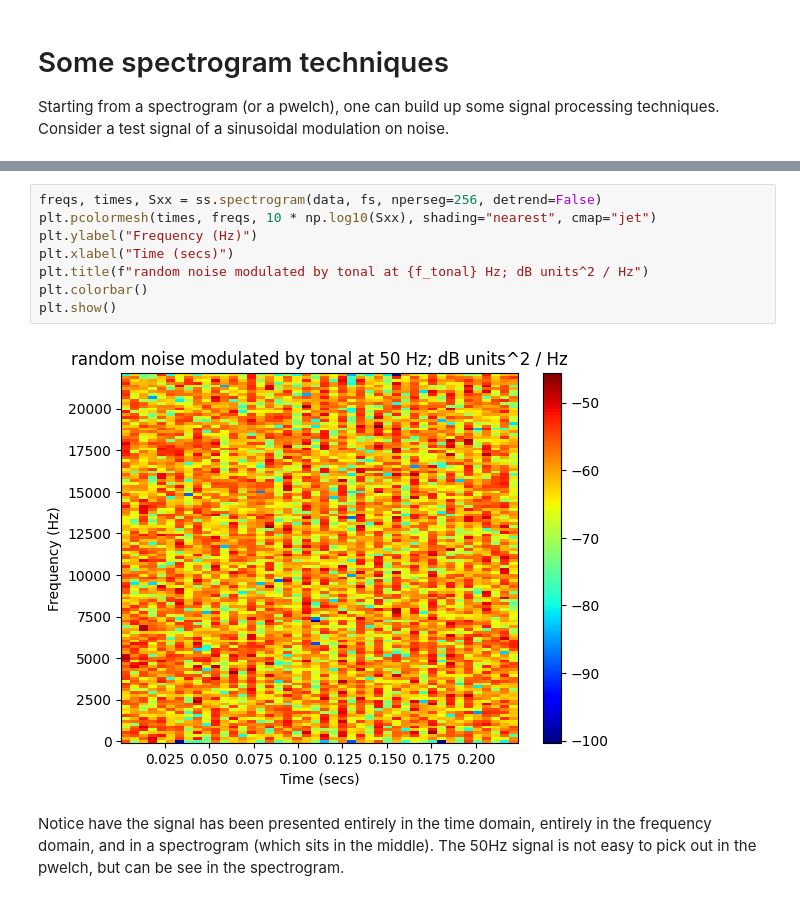
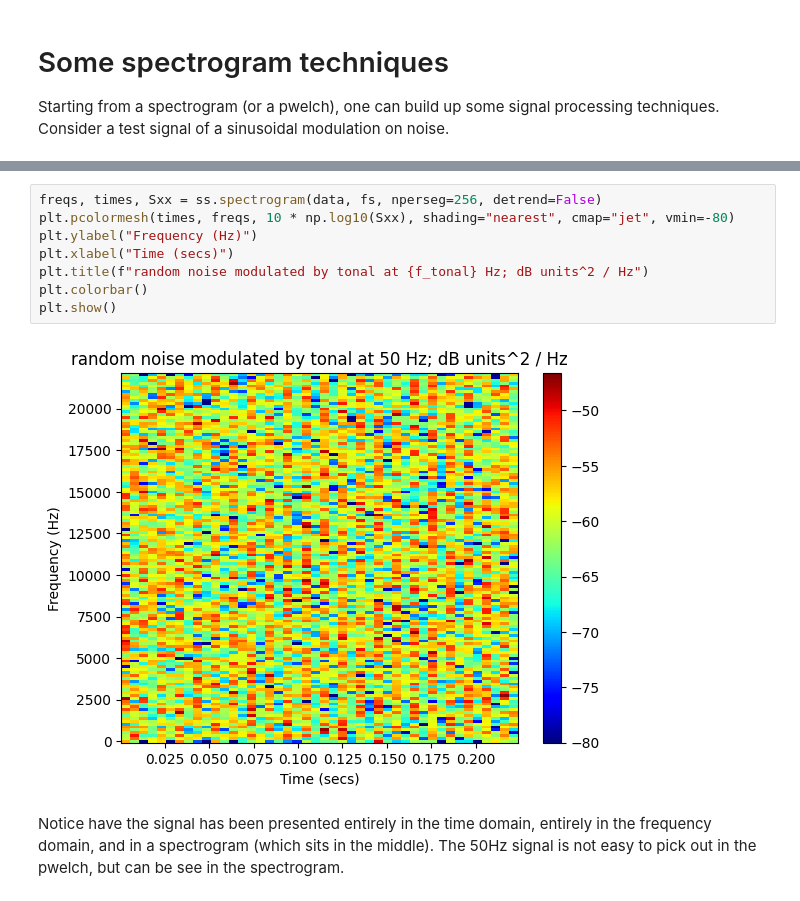
Before and after one commit to nagi49000/general-algorithms, a Jupyter notebook: python/notebooks/signal-processing/some_spectrogram_techniques.ipynb, the cells around one changed output, grey strips where cells are left out. Cells and saved outputs as stored; diff of their text form.

```diff
--- a/python/notebooks/signal-processing/some_spectrogram_techniques.ipynb
+++ b/python/notebooks/signal-processing/some_spectrogram_techniques.ipynb
@@ -30,13 +30,13 @@ plt.show()
 # %%
 freqs, times, Sxx = ss.spectrogram(data, fs, nperseg=256, detrend=False)
-plt.pcolormesh(times, freqs, 10 * np.log10(Sxx), shading="nearest", cmap="jet")
+plt.pcolormesh(times, freqs, 10 * np.log10(Sxx), shading="nearest", cmap="jet", vmin=-80)
 plt.ylabel("Frequency (Hz)")
 plt.xlabel("Time (secs)")
 plt.title(f"random noise modulated by tonal at {f_tonal} Hz; dB units^2 / Hz")
 plt.colorbar()
 plt.show()
 # %% [output]
-[figure, old version]
+[figure, new version]
 # %% [markdown]
 Notice have the signal has been presented entirely in the time domain, entirely in the frequency domain, and in a spectrogram (which sits in the middle). The 50Hz signal is not easy to pick out in the pwelch, but can be see in the spectrogram.
 # %% [markdown]
```
Also changed, not shown: parts of 13 cells of this notebook.
